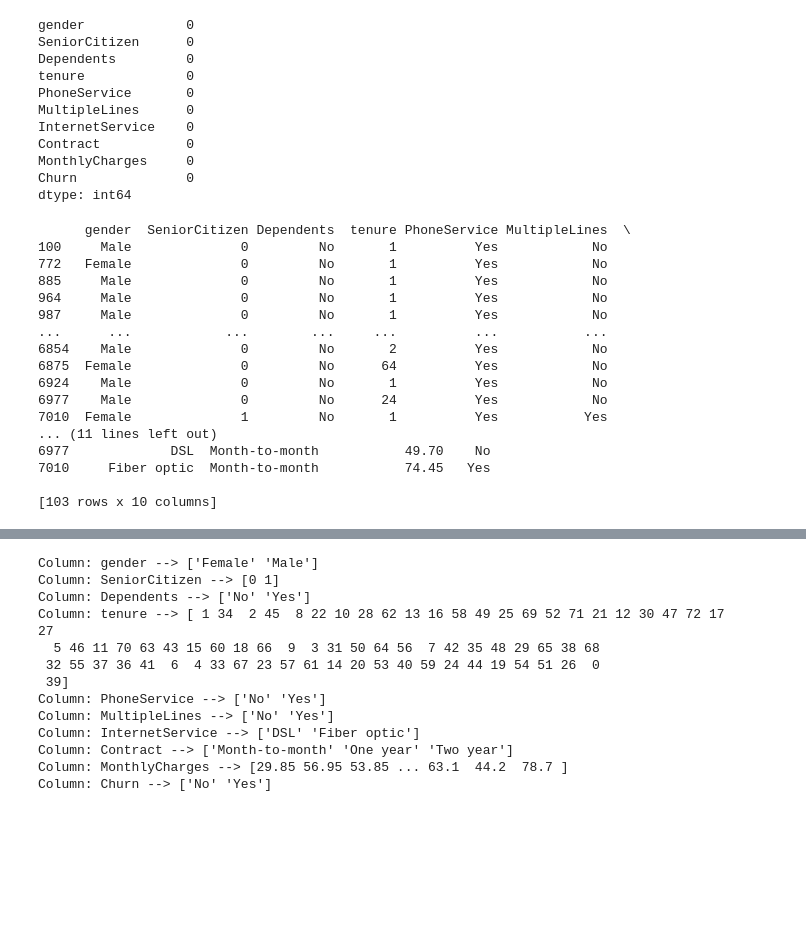
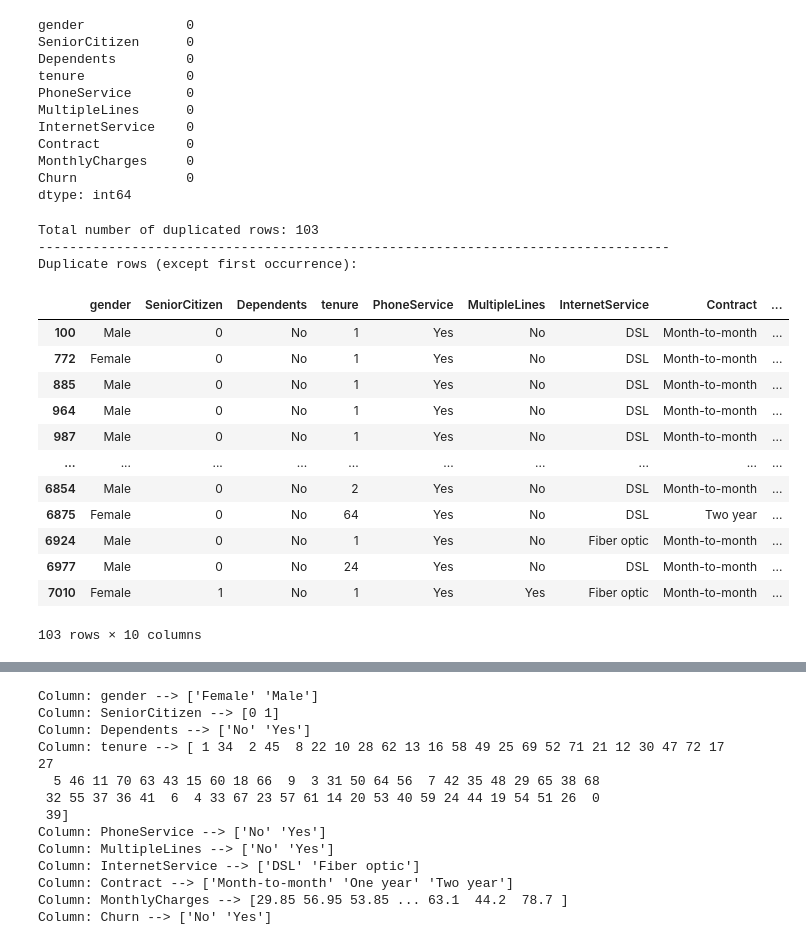
Before and after one commit to WK-Chai/ACS-WILDA, a Jupyter notebook: Data_Preparation/DataPreprocessing.ipynb, the cells around one changed output, grey strips where cells are left out. Cells and saved outputs as stored; diff of their text form; code cells hidden in the pictures; blank space fills up the shorter version.

```diff
--- a/Data_Preparation/DataPreprocessing.ipynb
+++ b/Data_Preparation/DataPreprocessing.ipynb
@@ -84,25 +84,3 @@ Contract           0
 MonthlyCharges     0
 Churn              0
 dtype: int64
-# %%
-# checking for duplicate data points
-duplicate_rows = dataFrame[dataFrame.duplicated()]
-print(duplicate_rows)
-# %% [output]
-      gender  SeniorCitizen Dependents  tenure PhoneService MultipleLines  \
-100     Male              0         No       1          Yes            No
-772   Female              0         No       1          Yes            No
-885     Male              0         No       1          Yes            No
-964     Male              0         No       1          Yes            No
-987     Male              0         No       1          Yes            No
-...      ...            ...        ...     ...          ...           ...
-6854    Male              0         No       2          Yes            No
-6875  Female              0         No      64          Yes            No
-6924    Male              0         No       1          Yes            No
-6977    Male              0         No      24          Yes            No
-7010  Female              1         No       1          Yes           Yes
-... (11 lines left out)
-6977             DSL  Month-to-month           49.70    No
-7010     Fiber optic  Month-to-month           74.45   Yes
-
-[103 rows x 10 columns]
@@ -110,0 +87,27 @@ print(duplicate_rows)
+# %%
+# getting the total number of duplicates rows
+print("Total number of duplicated rows:", dataFrame.duplicated().sum())
+
+print("---------------------------------------------------------------------------------")
+
+# checking for duplicates, keeping the first occurrence as non-duplicate
+duplicates = dataFrame.duplicated(keep='first')
+print("Duplicate rows (except first occurrence):")
+dataFrame[duplicates]
+# %% [output]
+Total number of duplicated rows: 103
+---------------------------------------------------------------------------------
+Duplicate rows (except first occurrence):
+|  | gender | SeniorCitizen | Dependents | tenure | PhoneService | MultipleLines | InternetService | Contract | ... |
+| 100 | Male | 0 | No | 1 | Yes | No | DSL | Month-to-month | ... |
+| 772 | Female | 0 | No | 1 | Yes | No | DSL | Month-to-month | ... |
+| 885 | Male | 0 | No | 1 | Yes | No | DSL | Month-to-month | ... |
+| 964 | Male | 0 | No | 1 | Yes | No | DSL | Month-to-month | ... |
+| 987 | Male | 0 | No | 1 | Yes | No | DSL | Month-to-month | ... |
+| ... | ... | ... | ... | ... | ... | ... | ... | ... | ... |
+| 6854 | Male | 0 | No | 2 | Yes | No | DSL | Month-to-month | ... |
+| 6875 | Female | 0 | No | 64 | Yes | No | DSL | Two year | ... |
+| 6924 | Male | 0 | No | 1 | Yes | No | Fiber optic | Month-to-month | ... |
+| 6977 | Male | 0 | No | 24 | Yes | No | DSL | Month-to-month | ... |
+| 7010 | Female | 1 | No | 1 | Yes | Yes | Fiber optic | Month-to-month | ... |
+103 rows × 10 columns
```
Also changed, not shown: parts of 9 cells of this notebook, 1 other file.
